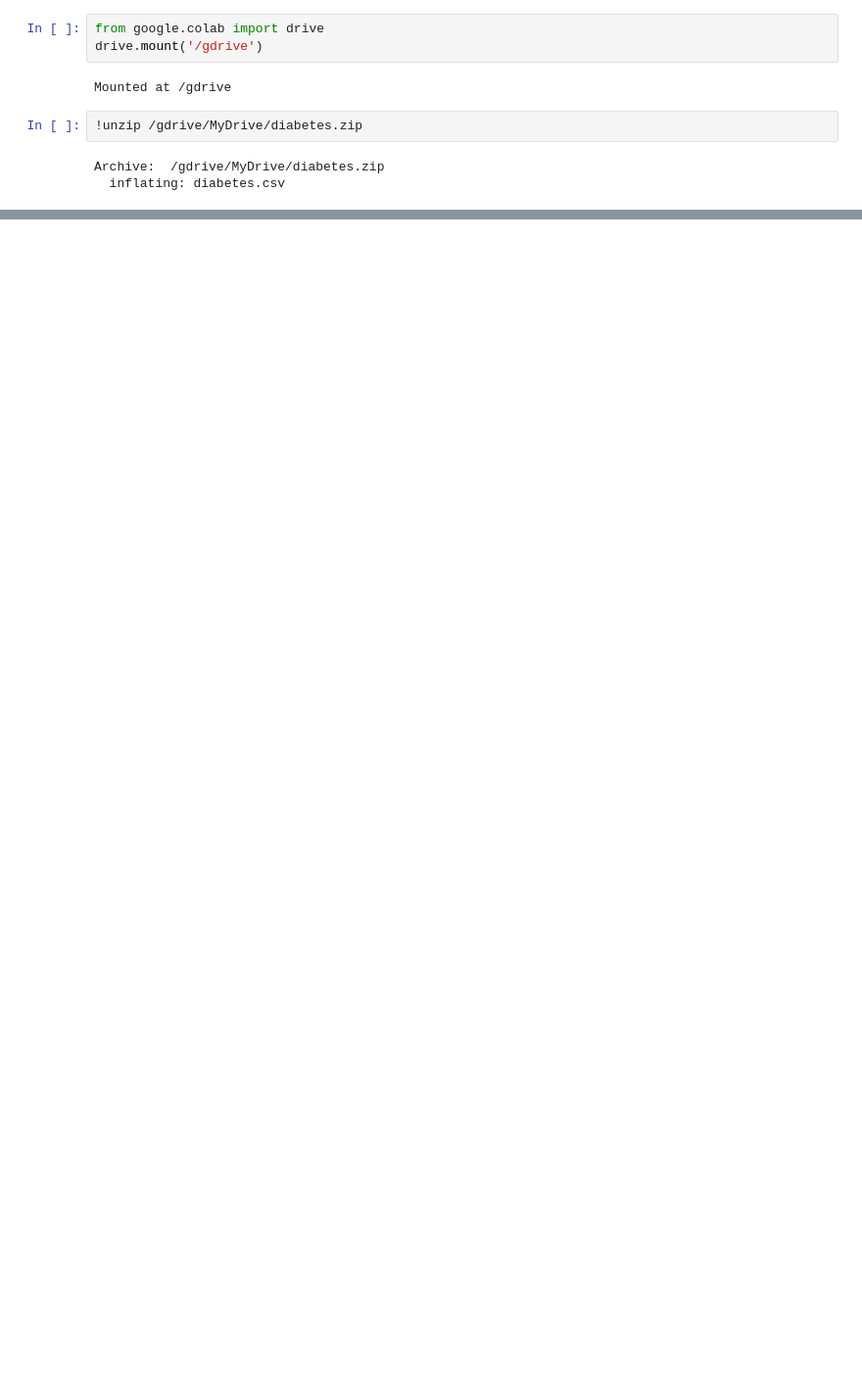
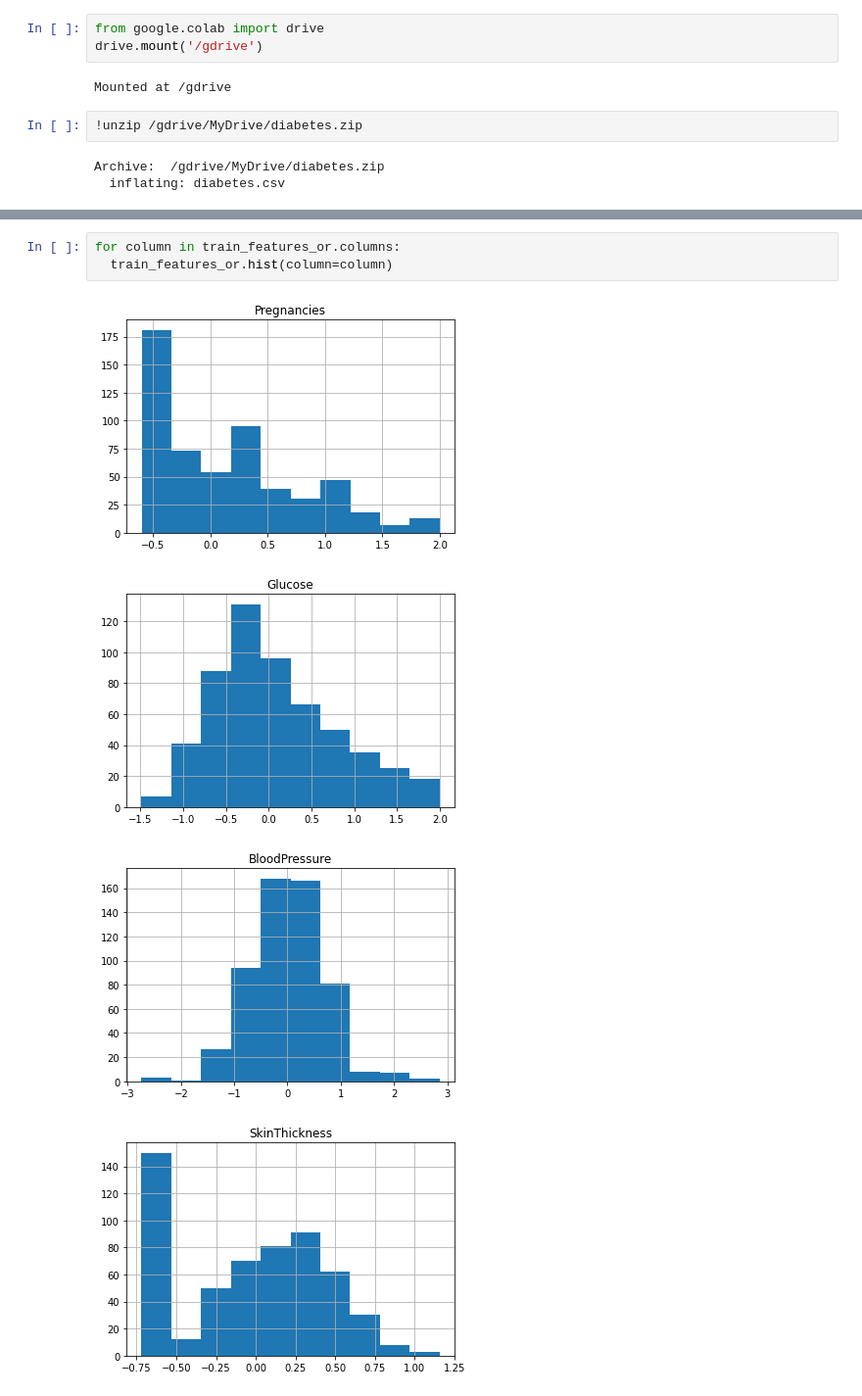
Before and after one commit to giovannidispoto/machine-and-deep-learning-playground, a Jupyter notebook: Diabetes.ipynb, the cells around one changed output, grey strips where cells are left out. Shown at 98% size. Saved outputs shown, nothing was run; the diff lists cells and outputs as text; blank space fills up the shorter version.

```diff
--- a/Diabetes.ipynb
+++ b/Diabetes.ipynb
@@ -228,0 +116,8 @@ Scored  0.8289473684210527 on test set
+# %%
+for column in train_features_or.columns:
+  train_features_or.hist(column=column)
+# %% [output]
+[figure, added]
+[figure, added]
+[figure, added]
+[figure, added]
```
Also changed, not shown: parts of 52 cells of this notebook.
